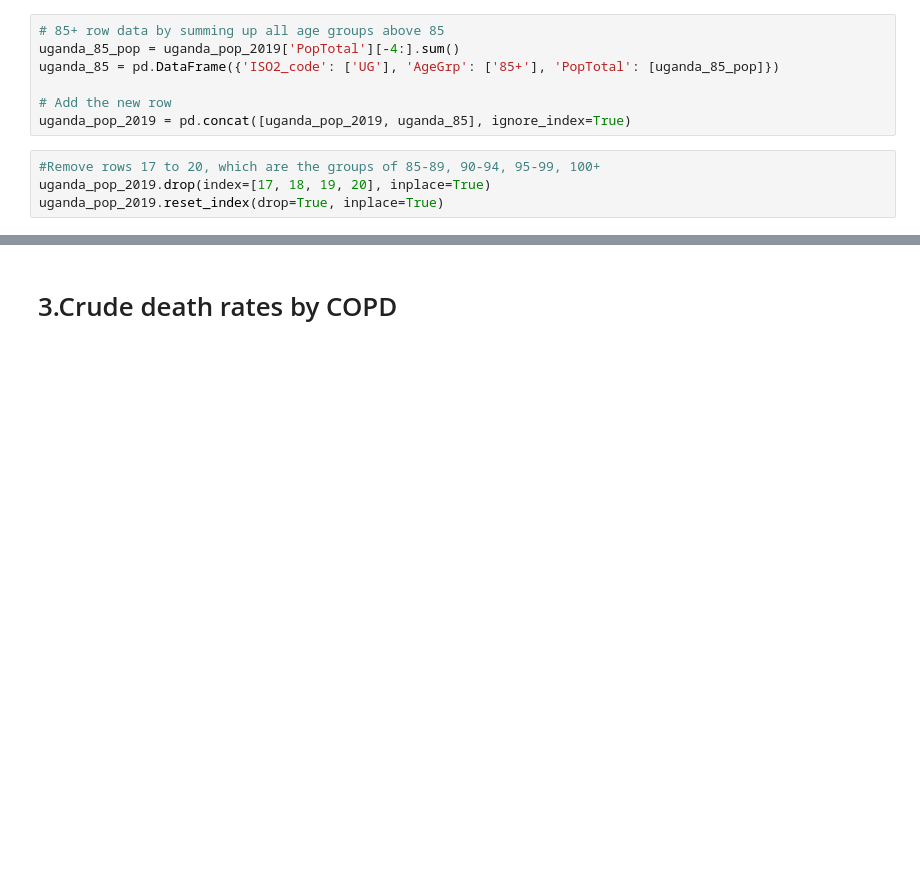
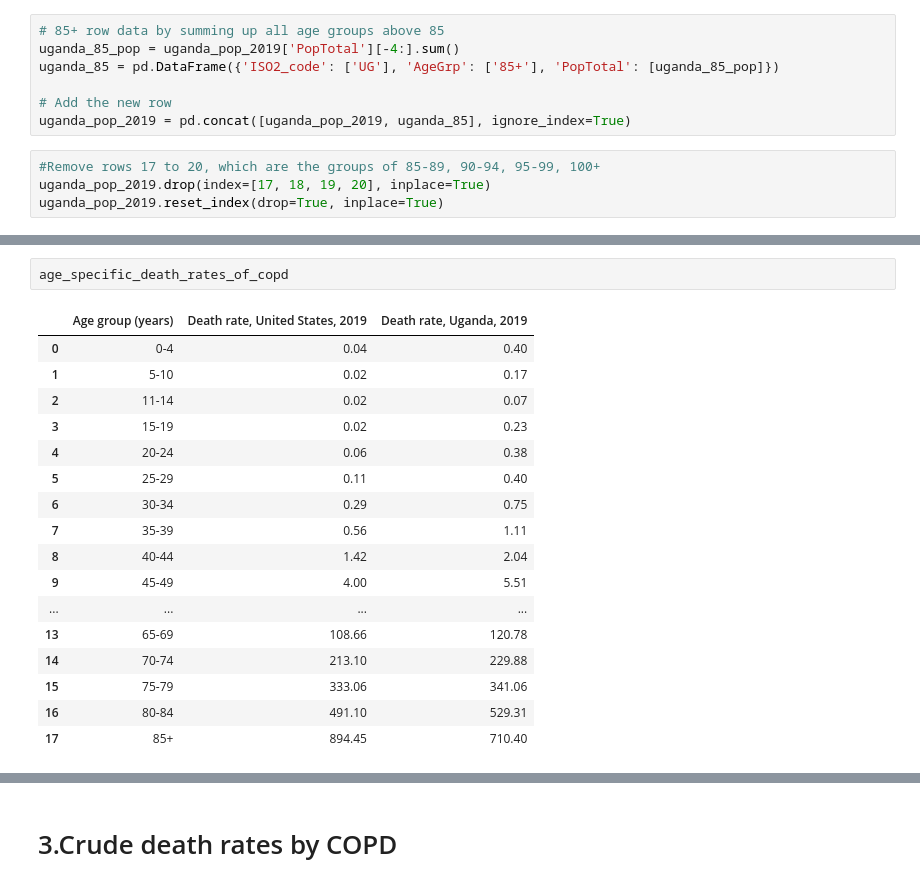
Before and after one commit to dqminhv/owid-copd-us-uganda, a Jupyter notebook: us_uganda_copd.ipynb, the cells around one changed output, grey strips where cells are left out. Drawn from its saved outputs; the diff is of its cells as text; blank space fills up the shorter version.

```diff
--- a/us_uganda_copd.ipynb
+++ b/us_uganda_copd.ipynb
@@ -90,0 +131,20 @@ uganda_pop_2019.reset_index(drop=True, inplace=True)
+# %%
+age_specific_death_rates_of_copd
+# %% [output]
+|  | Age group (years) | Death rate, United States, 2019 | Death rate, Uganda, 2019 |
+| 0 | 0-4 | 0.04 | 0.40 |
+| 1 | 5-10 | 0.02 | 0.17 |
+| 2 | 11-14 | 0.02 | 0.07 |
+| 3 | 15-19 | 0.02 | 0.23 |
+| 4 | 20-24 | 0.06 | 0.38 |
+| 5 | 25-29 | 0.11 | 0.40 |
+| 6 | 30-34 | 0.29 | 0.75 |
+| 7 | 35-39 | 0.56 | 1.11 |
+| 8 | 40-44 | 1.42 | 2.04 |
+| 9 | 45-49 | 4.00 | 5.51 |
+| ... | ... | ... | ... |
+| 13 | 65-69 | 108.66 | 120.78 |
+| 14 | 70-74 | 213.10 | 229.88 |
+| 15 | 75-79 | 333.06 | 341.06 |
+| 16 | 80-84 | 491.10 | 529.31 |
+| 17 | 85+ | 894.45 | 710.40 |
```
Also changed, not shown: parts of 3 cells of this notebook.
